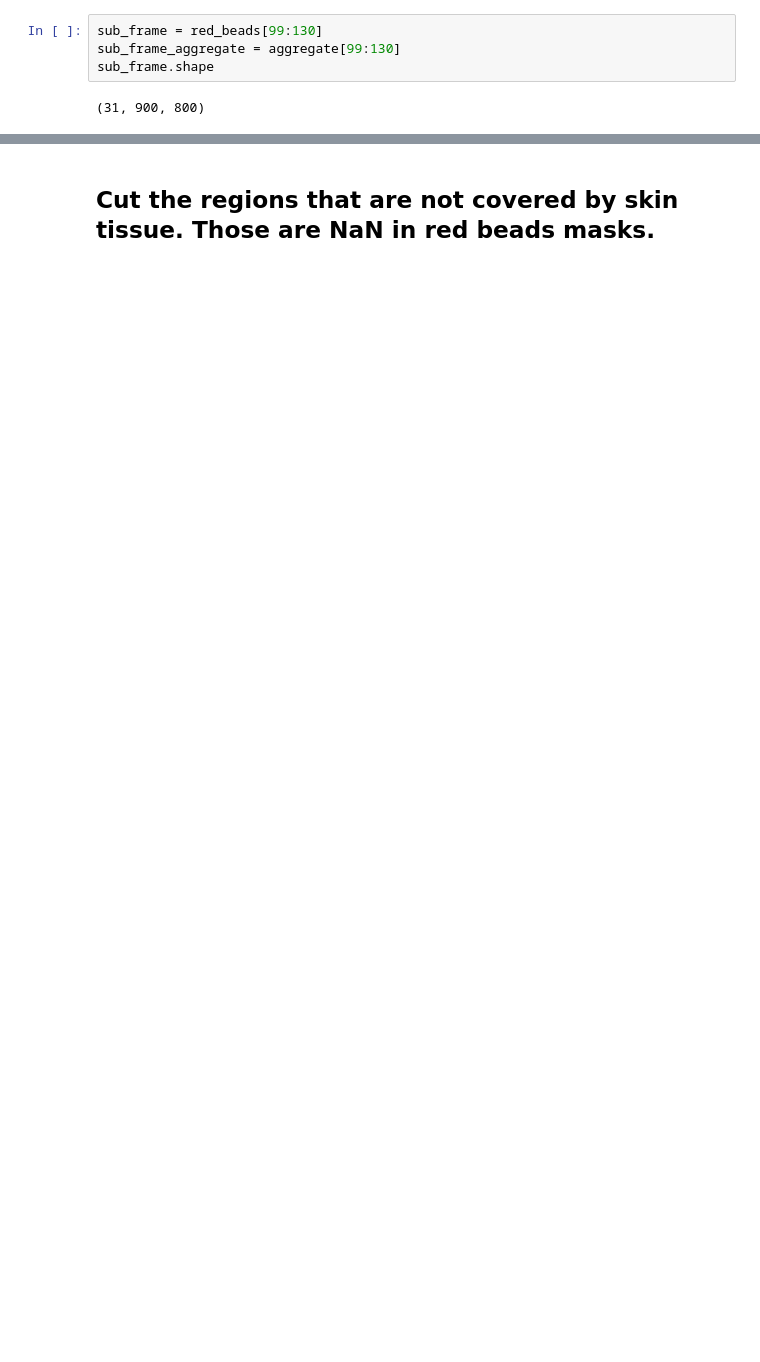
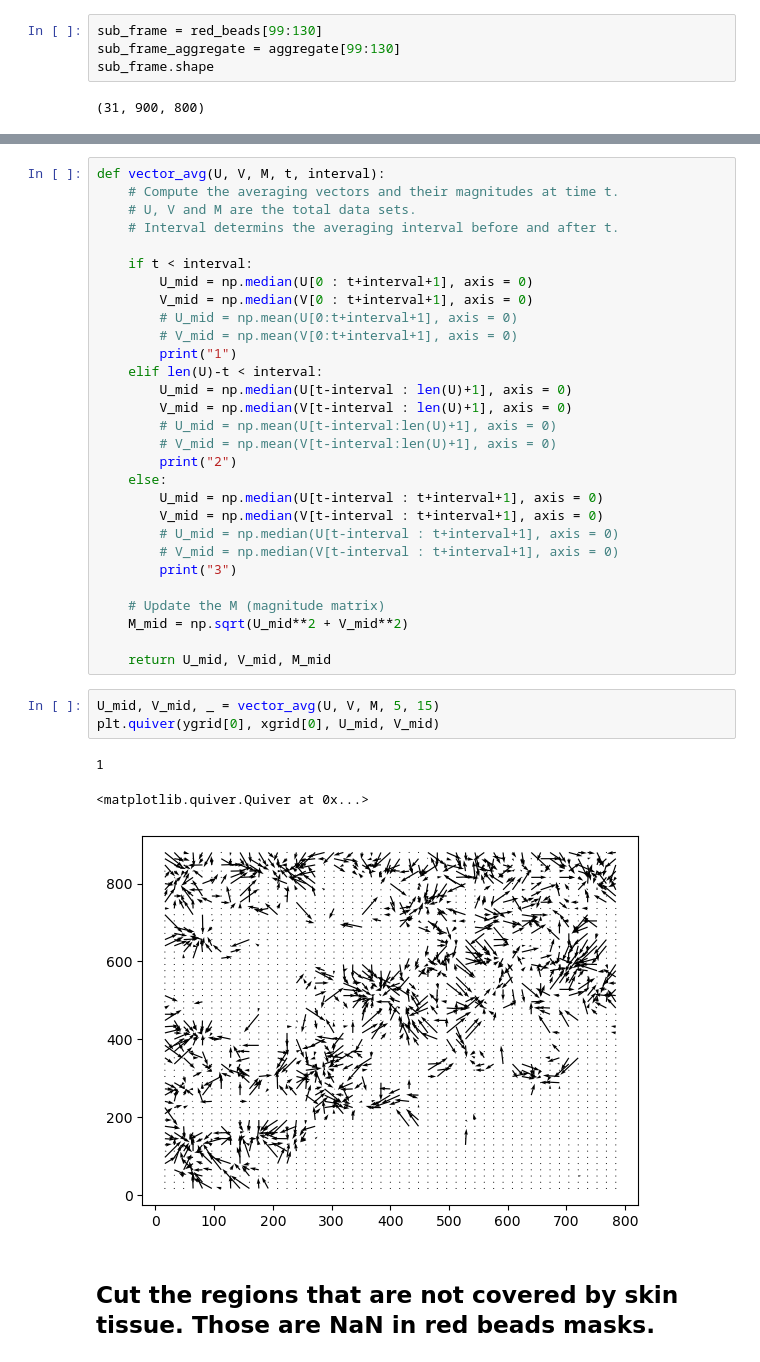
Before and after one commit to rzhou-space/PIV_analysis_headon_data, a Jupyter notebook: RedBeads/PIV_postprocessing.ipynb, the cells around one changed output, grey strips where cells are left out. Saved outputs shown, nothing was run; the diff lists cells and outputs as text; blank space fills up the shorter version.

```diff
--- a/RedBeads/PIV_postprocessing.ipynb
+++ b/RedBeads/PIV_postprocessing.ipynb
@@ -50,2 +53,38 @@ plt.show()
+# %%
+def vector_avg(U, V, M, t, interval):
+    # Compute the averaging vectors and their magnitudes at time t.
+    # U, V and M are the total data sets.
+    # Interval determins the averaging interval before and after t.
+
+    if t < interval:
+        U_mid = np.median(U[0 : t+interval+1], axis = 0)
+        V_mid = np.median(V[0 : t+interval+1], axis = 0)
+        # U_mid = np.mean(U[0:t+interval+1], axis = 0)
+        # V_mid = np.mean(V[0:t+interval+1], axis = 0)
+        print("1")
+    elif len(U)-t < interval:
+        U_mid = np.median(U[t-interval : len(U)+1], axis = 0)
+        V_mid = np.median(V[t-interval : len(U)+1], axis = 0)
+        # U_mid = np.mean(U[t-interval:len(U)+1], axis = 0)
+        # V_mid = np.mean(V[t-interval:len(U)+1], axis = 0)
+        print("2")
+    else:
+        U_mid = np.median(U[t-interval : t+interval+1], axis = 0)
+        V_mid = np.median(V[t-interval : t+interval+1], axis = 0)
+        # U_mid = np.median(U[t-interval : t+interval+1], axis = 0)
+        # V_mid = np.median(V[t-interval : t+interval+1], axis = 0)
+        print("3")
+
+    # Update the M (magnitude matrix)
+    M_mid = np.sqrt(U_mid**2 + V_mid**2)
+
+    return U_mid, V_mid, M_mid
+# %%
+U_mid, V_mid, _ = vector_avg(U, V, M, 5, 15)
+plt.quiver(ygrid[0], xgrid[0], U_mid, V_mid)
+# %% [output]
+1
+<matplotlib.quiver.Quiver at 0x...>
+[figure, added]
 # %% [markdown]
 ## Cut the regions that are not covered by skin tissue. Those are NaN in red beads masks.
```
Also changed, not shown: parts of 17 cells of this notebook, 1 other file.
